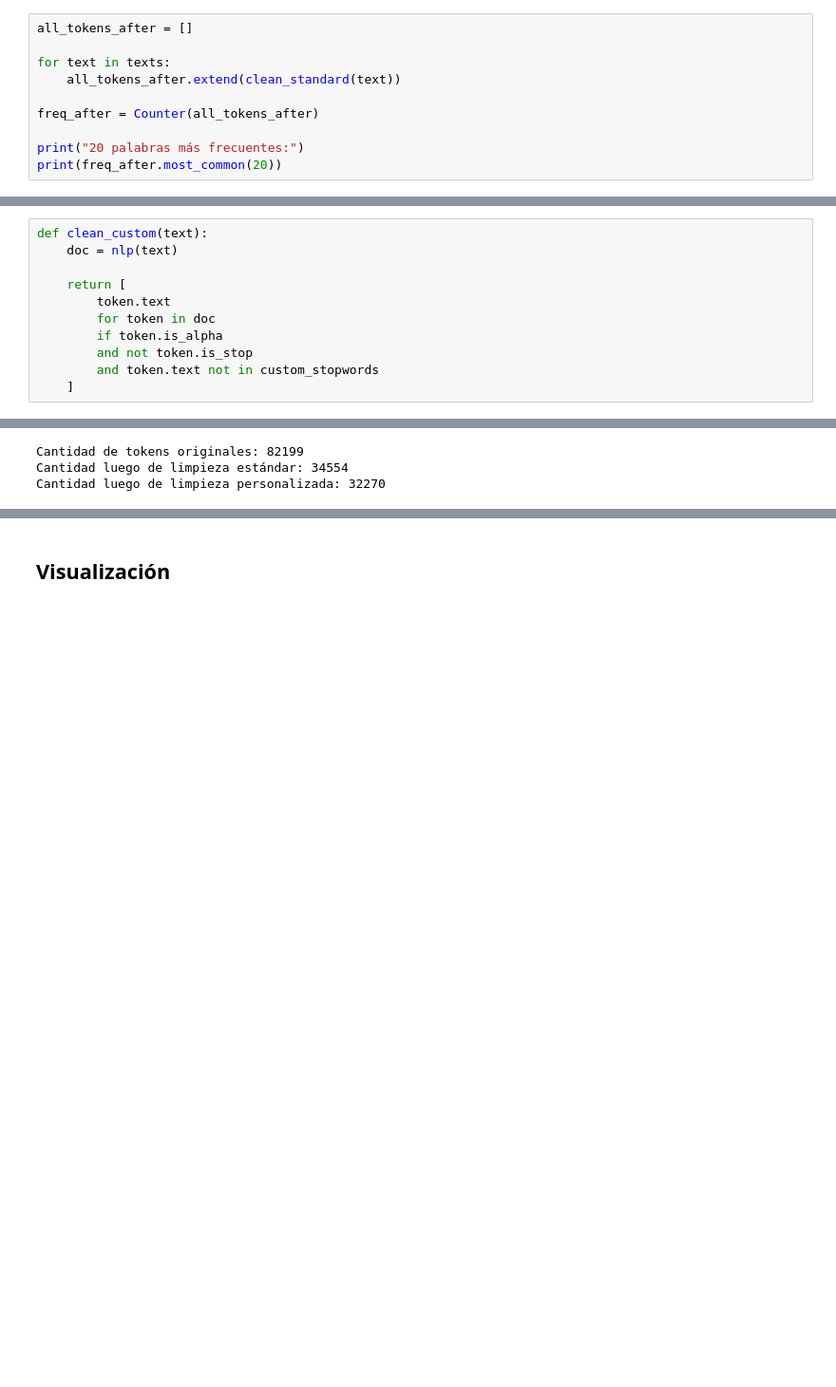
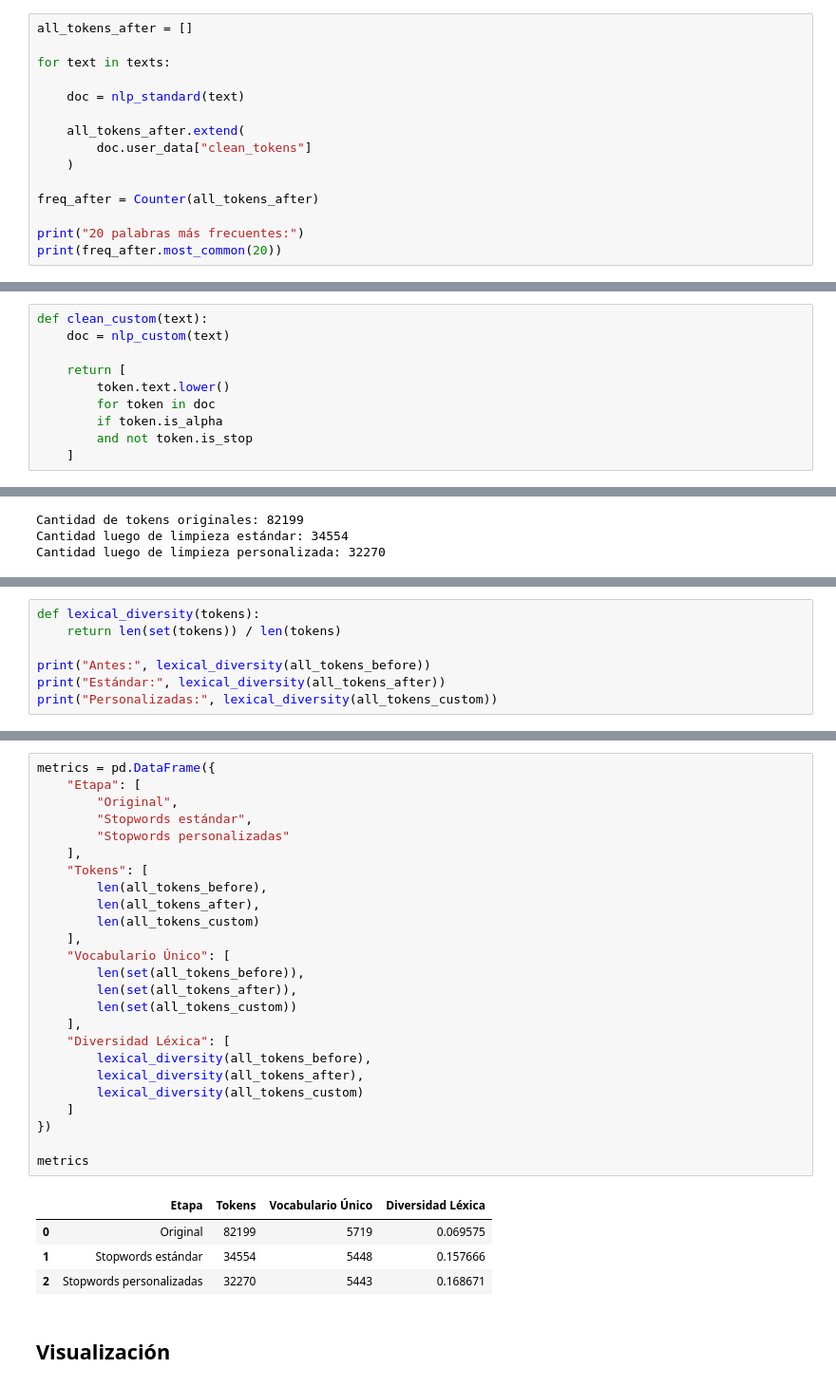
Before and after one commit to VincentMunizAdrian/Ejercicio-Data-Science-III---stopwords-con-spaCy, a Jupyter notebook: Ejercicio_Stopwords_con_spaCy_Unidad_6.ipynb, the cells around one changed output, grey strips where cells are left out. Shown at 95% size. Drawn from its saved outputs; the diff is of its cells as text; blank space fills up the shorter version.

```diff
--- a/Ejercicio_Stopwords_con_spaCy_Unidad_6.ipynb
+++ b/Ejercicio_Stopwords_con_spaCy_Unidad_6.ipynb
@@ -229,7 +286,12 @@ Comienzan a aparecer términos asociados a características de los productos y o
 all_tokens_after = []
 
 for text in texts:
-    all_tokens_after.extend(clean_standard(text))
+
+    doc = nlp_standard(text)
+
+    all_tokens_after.extend(
+        doc.user_data["clean_tokens"]
+    )
 
 freq_after = Counter(all_tokens_after)
 
@@ -258,13 +309,12 @@ for word in custom_stopwords:
 # %%
 def clean_custom(text):
-    doc = nlp(text)
+    doc = nlp_custom(text)
 
     return [
-        token.text
+        token.text.lower()
         for token in doc
         if token.is_alpha
         and not token.is_stop
-        and token.text not in custom_stopwords
     ]
 # %%
 all_tokens_custom = []
@@ -302,0 +383,7 @@ Cantidad luego de limpieza personalizada: 32270
+# %%
+def lexical_diversity(tokens):
+    return len(set(tokens)) / len(tokens)
+
+print("Antes:", lexical_diversity(all_tokens_before))
+print("Estándar:", lexical_diversity(all_tokens_after))
+print("Personalizadas:", lexical_diversity(all_tokens_custom))
@@ -303,3 +396,33 @@ Cantidad luego de limpieza personalizada: 32270
+# %%
+metrics = pd.DataFrame({
+    "Etapa": [
+        "Original",
+        "Stopwords estándar",
+        "Stopwords personalizadas"
+    ],
+    "Tokens": [
+        len(all_tokens_before),
+        len(all_tokens_after),
+        len(all_tokens_custom)
+    ],
+    "Vocabulario Único": [
+        len(set(all_tokens_before)),
+        len(set(all_tokens_after)),
+        len(set(all_tokens_custom))
+    ],
+    "Diversidad Léxica": [
+        lexical_diversity(all_tokens_before),
+        lexical_diversity(all_tokens_after),
+        lexical_diversity(all_tokens_custom)
+    ]
+})
+
+metrics
+# %% [output]
+|  | Etapa | Tokens | Vocabulario Único | Diversidad Léxica |
+| 0 | Original | 82199 | 5719 | 0.069575 |
+| 1 | Stopwords estándar | 34554 | 5448 | 0.157666 |
+| 2 | Stopwords personalizadas | 32270 | 5443 | 0.168671 |
 # %% [markdown]
 ## Visualización
 # %%
```
Also changed, not shown: parts of 19 cells of this notebook.
